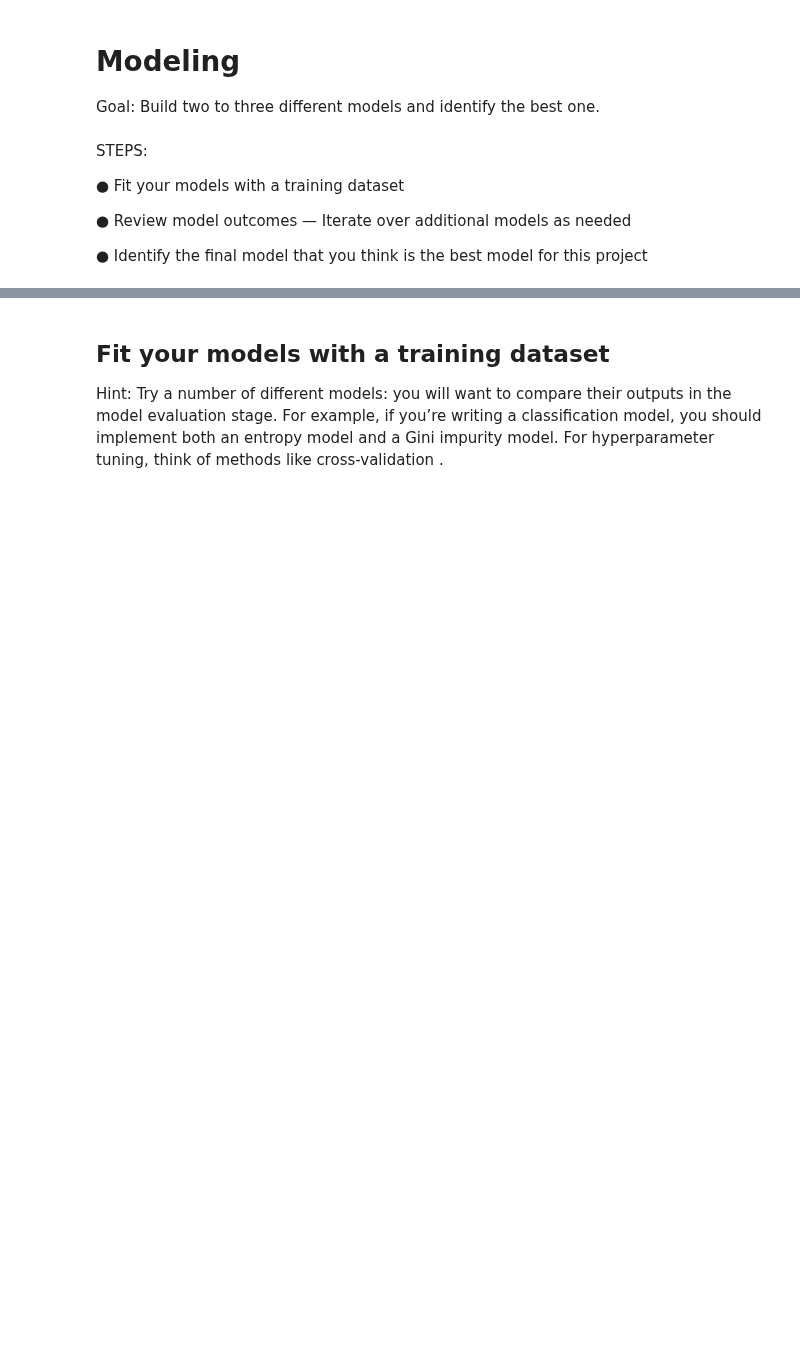
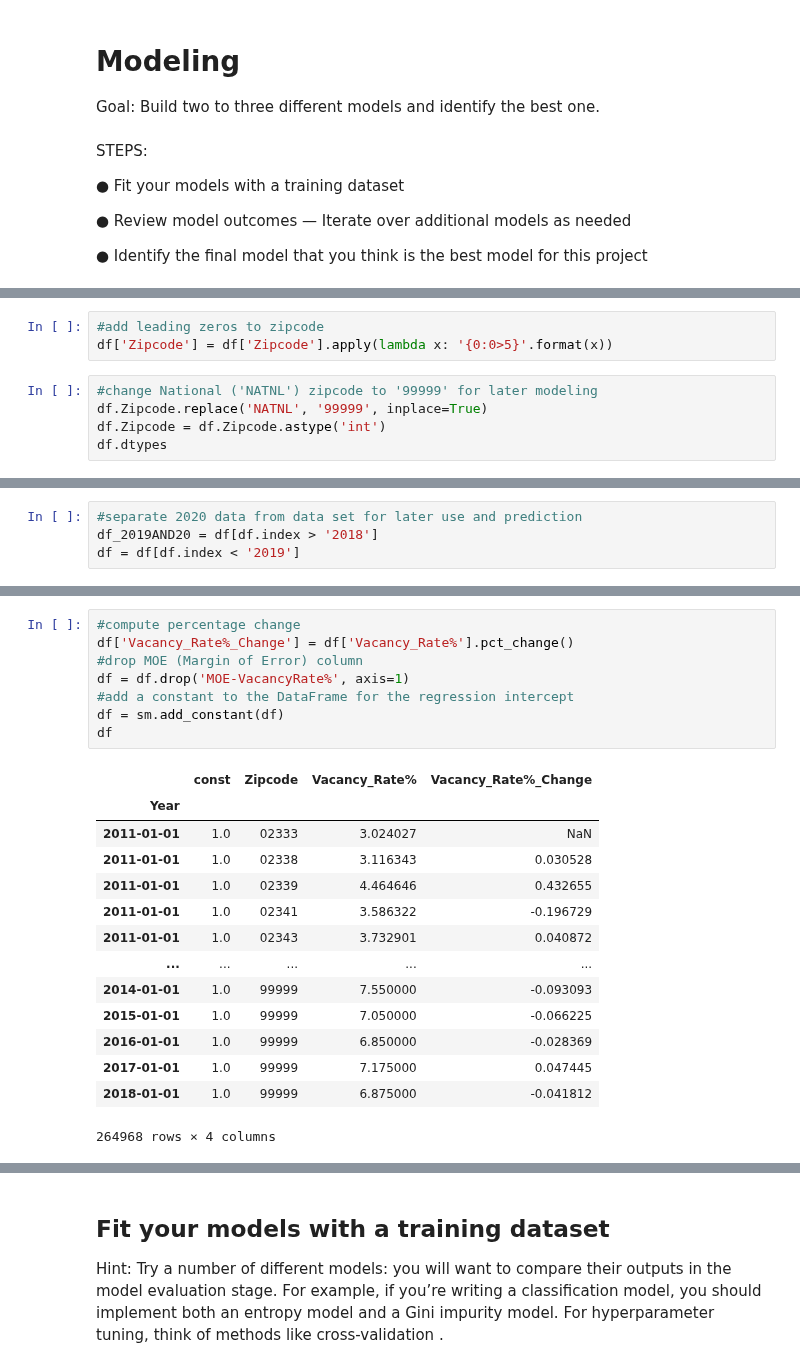
Before and after one commit to jjfrasca/Capstone_2, a Jupyter notebook: notebooks/2.0 -jjf-initial-modeling-zipcodeANDnational_Vacancy.ipynb, the cells around one changed output, grey strips where cells are left out. Cells and saved outputs as stored; diff of their text form; blank space fills up the shorter version.

Commit message:
working on time series model, before mentor talk

```diff
--- a/notebooks/2.0 -jjf-initial-modeling-zipcodeANDnational_Vacancy.ipynb
+++ b/notebooks/2.0 -jjf-initial-modeling-zipcodeANDnational_Vacancy.ipynb
@@ -14,0 +59,8 @@ STEPS:
+# %%
+#add leading zeros to zipcode
+df['Zipcode'] = df['Zipcode'].apply(lambda x: '{0:0>5}'.format(x))
+# %%
+#change National ('NATNL') zipcode to '99999' for later modeling
+df.Zipcode.replace('NATNL', '99999', inplace=True)
+df.Zipcode = df.Zipcode.astype('int')
+df.dtypes
@@ -14,0 +77,4 @@ STEPS:
+# %%
+#separate 2020 data from data set for later use and prediction
+df_2019AND20 = df[df.index > '2018']
+df = df[df.index < '2019']
@@ -14,0 +103,23 @@ STEPS:
+# %%
+#compute percentage change
+df['Vacancy_Rate%_Change'] = df['Vacancy_Rate%'].pct_change()
+#drop MOE (Margin of Error) column
+df = df.drop('MOE-VacancyRate%', axis=1)
+#add a constant to the DataFrame for the regression intercept
+df = sm.add_constant(df)
+df
+# %% [output]
+|  | const | Zipcode | Vacancy_Rate% | Vacancy_Rate%_Change |
+| Year |  |  |  |  |
+| 2011-01-01 | 1.0 | 02333 | 3.024027 | NaN |
+| 2011-01-01 | 1.0 | 02338 | 3.116343 | 0.030528 |
+| 2011-01-01 | 1.0 | 02339 | 4.464646 | 0.432655 |
+| 2011-01-01 | 1.0 | 02341 | 3.586322 | -0.196729 |
+| 2011-01-01 | 1.0 | 02343 | 3.732901 | 0.040872 |
+| ... | ... | ... | ... | ... |
+| 2014-01-01 | 1.0 | 99999 | 7.550000 | -0.093093 |
+| 2015-01-01 | 1.0 | 99999 | 7.050000 | -0.066225 |
+| 2016-01-01 | 1.0 | 99999 | 6.850000 | -0.028369 |
+| 2017-01-01 | 1.0 | 99999 | 7.175000 | 0.047445 |
+| 2018-01-01 | 1.0 | 99999 | 6.875000 | -0.041812 |
+264968 rows × 4 columns
```
Also changed, not shown: parts of 26 cells of this notebook.
